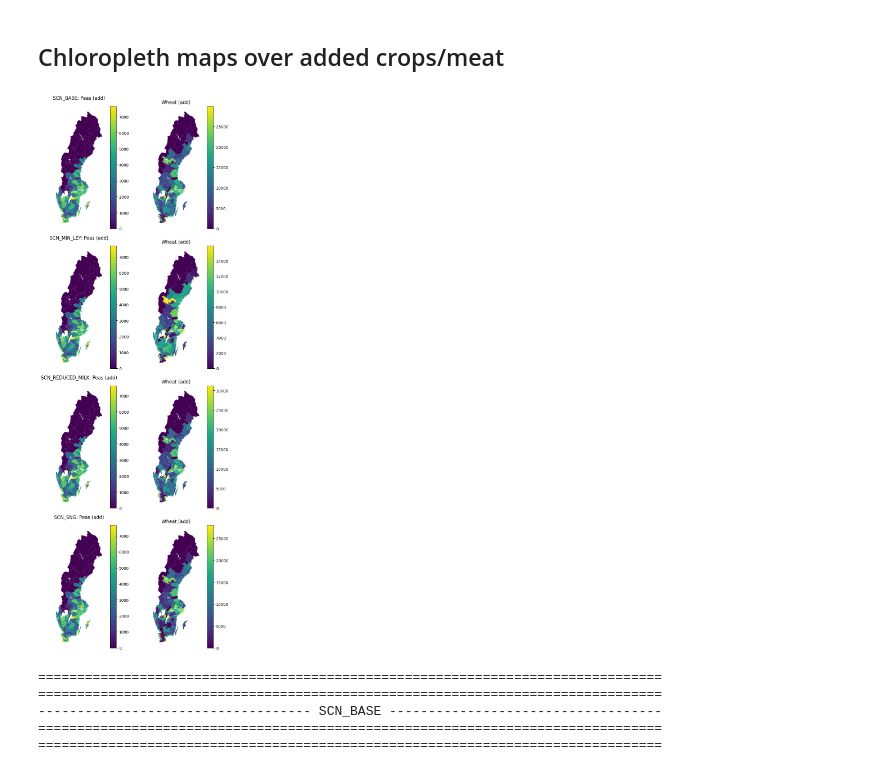
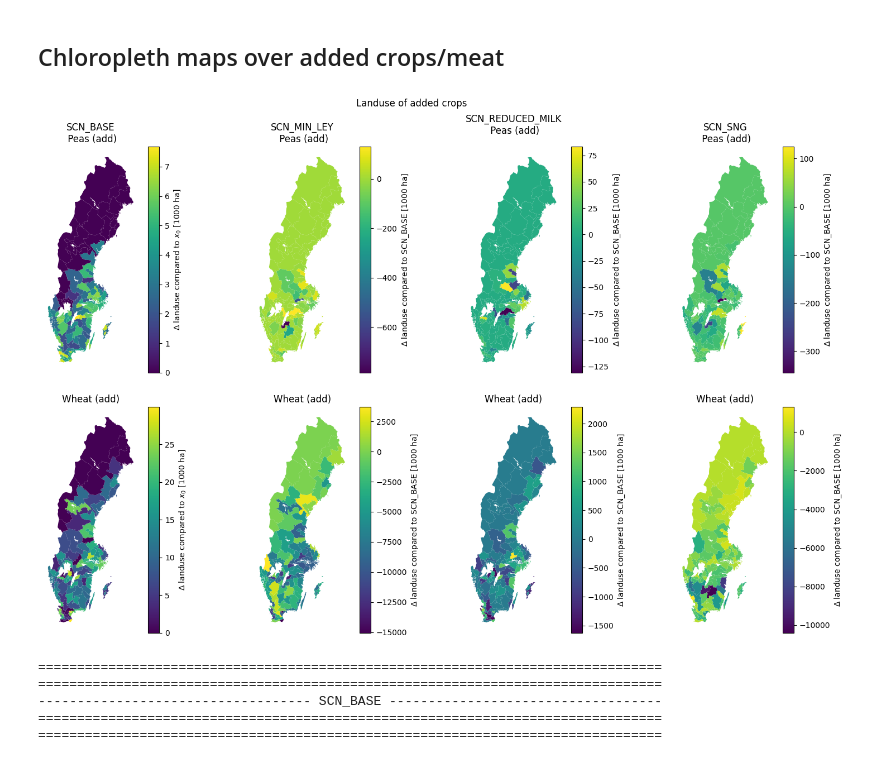
Before and after one commit to wanecek/eitm01-scenarios, a Jupyter notebook: analysis.ipynb, the cells around one changed output. Drawn from its saved outputs; the diff is of its cells as text; code cells hidden in the pictures.

```diff
--- a/analysis.ipynb
+++ b/analysis.ipynb
@@ -134,11 +134,14 @@ delta = x_crops_per_region - x0_crops_per_region
 fig, axs = plt.subplots(1, len(session.scenarios()), figsize=(20, 5))
 for scn, ax in zip(list(session.scenarios().keys()), axs):
     try:
-        data = delta.loc[(scn, "2020"),:]
+        data = delta.loc[(scn, "2020"),:] / 1e3
     except Exception:
         continue
 
     ax.set_axis_off()
     ax.set_title(scn)
-    plot.map_from_series(delta.loc[(scn, "2020"),:], cmap="RdBu", ax=ax)
+    plot.map_from_series(data, cmap="RdBu", ax=ax, legend_kwds={ "label": r"$\Delta$ Landuse [1000 ha]" })
+
+fig.suptitle(r"Change in land use compared to $x_0$")
+fig.tight_layout()
 # %% [output]
@@ -158,10 +161,12 @@ for scn, ax in zip(scenarios, axs):
     ax.set_title(scn)
 
     try:
-        data = delta.loc[(scn, "2020"),:]
+        data = delta.loc[(scn, "2020"),:] / 1e3
     except Exception:
         continue
 
-    plot.map_from_series(data, cmap="RdBu", ax=ax)
+    plot.map_from_series(data, cmap="RdBu", ax=ax, legend_kwds={ "label": r"$\Delta$ Landuse [1000 ha]" })
+
+fig.suptitle("Change in land use compared to BASELINE")
 fig.tight_layout()
 # %% [output]
@@ -228,37 +242,40 @@ crop_prod
 # %% [markdown]
 ## Chloropleth maps over added crops/meat
 # %%
-def plot_crop_x0_x_chloropleths():
-    def get_x(crp: str):
-        return session.get_attr("f", "x_crops").xs(crp, level="crop", drop_level=False, axis=1)
+def get_x(crp: str):
+    return session.get_attr("f", "x_crops").xs(crp, level="crop", drop_level=False, axis=1).droplevel("year")
 
-    crops = pd.concat([get_x("Peas (add)"), get_x("Wheat (add)")], axis=1)
-    cps = crops.columns.unique("crop")
-    crops = crops.drop(("BASELINE", "2020"))
+crops = pd.concat([get_x("Peas (add)"), get_x("Wheat (add)")], axis=1)
+cps = crops.columns.unique("crop")
+crops = crops.drop("BASELINE")
 
-    ncols = len(cps)
-    nrows = crops.shape[0]
-    fig, axs = plt.subplots(nrows, ncols, figsize=(ncols*4, nrows*5))
+nrows = len(cps)
+ncols = crops.shape[0]
+fig, axs = plt.subplots(nrows, ncols, figsize=(ncols*4, nrows*5))
 
-    if nrows == 1:
-        axs = [axs]
+if nrows == 1:
+    axs = [axs]
 
-    for scn_i, (scn, _year) in enumerate(crops.index):
-        for crp_i, crp in enumerate(cps):
-            data=crops.loc[(scn, _year),(crp, "conventional",)]
-            ax=axs[scn_i][crp_i]
-            ax.set_axis_off()
-            title = crp
-            if crp_i == 0:
-                title = f"{scn}: {title}"
-            ax.set_title(title)
+for scn_i, scn in enumerate(crops.index):
+    for crp_i, crp in enumerate(cps):
+        data=crops.loc[scn,(crp, "conventional",)]
+        ax=axs[crp_i][scn_i]
+        ax.set_axis_off()
+        title = crp
+        if crp_i == 0:
+            title = f"{scn}\n {title}"
+        ax.set_title(title)
 
-            cm.plot.map_from_series(data, ax=ax)
-    fig.tight_layout()
+        if scn == "SCN_BASE":
+            cm.plot.map_from_series(data / 1e3, ax=ax, legend_kwds={ "label": r"$\Delta$ landuse compared to $x_0$ [1000 ha]" })
+        else:
+            data = data - crops.loc["SCN_BASE",(crp, "conventional",)]
+            cm.plot.map_from_series(data, ax=ax, legend_kwds={ "label": r"$\Delta$ landuse compared to SCN_BASE [1000 ha]"  })
 
-plot_crop_x0_x_chloropleths()
+fig.suptitle("Landuse of added crops")
+fig.tight_layout()
 # %% [output]
-[figure, old version]
+[figure, new version]
 # %%
 from matplotlib.colors import TwoSlopeNorm
 from matplotlib.ticker import PercentFormatter
```
Also changed, not shown: parts of 4 cells of this notebook.
